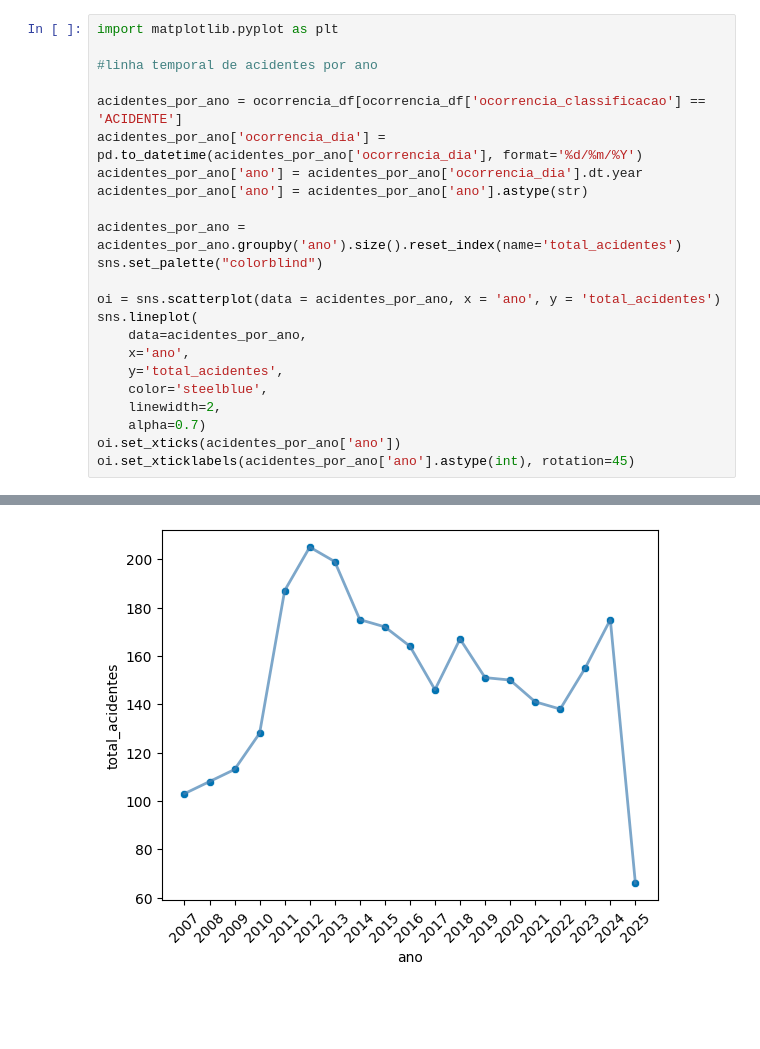
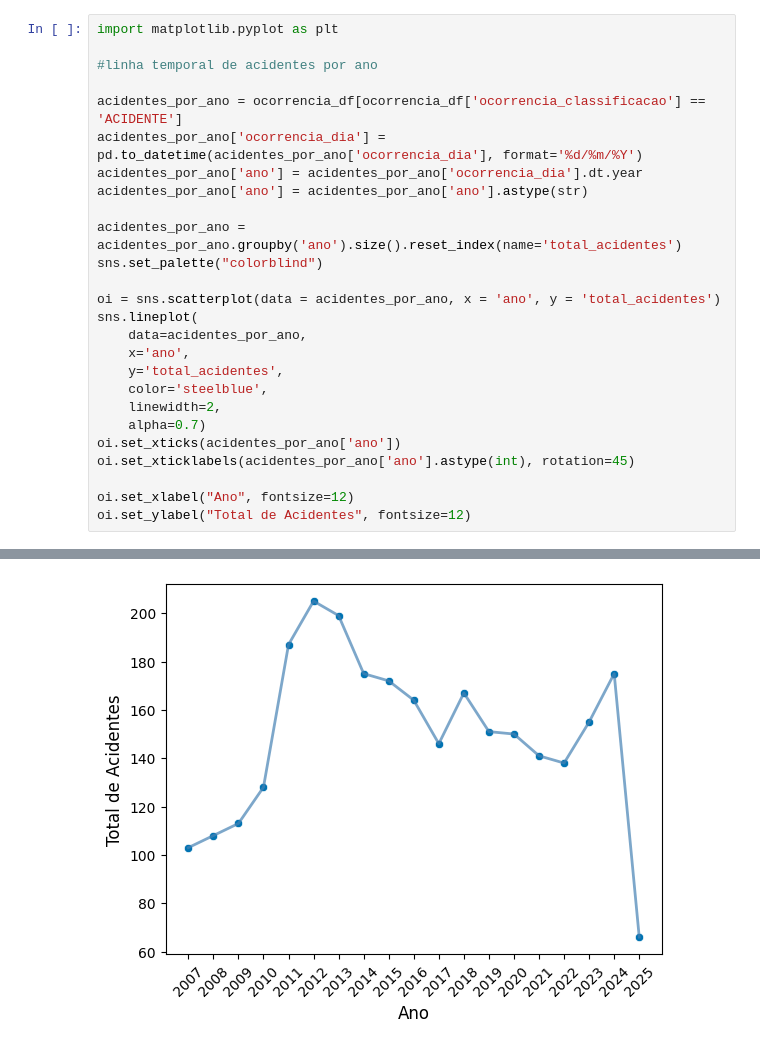
Before and after one commit to matheus-cmramos/AV3, a Jupyter notebook: av3.ipynb, the cells around one changed output, grey strips where cells are left out. Saved outputs shown, nothing was run; the diff lists cells and outputs as text; blank space fills up the shorter version.

```diff
--- a/av3.ipynb
+++ b/av3.ipynb
@@ -54,6 +68,9 @@ sns.lineplot(
     alpha=0.7)
 oi.set_xticks(acidentes_por_ano['ano'])
 oi.set_xticklabels(acidentes_por_ano['ano'].astype(int), rotation=45)
+
+oi.set_xlabel("Ano", fontsize=12)
+oi.set_ylabel("Total de Acidentes", fontsize=12)
 # %% [output]
 A value is trying to be set on a copy of a slice from a DataFrame.
 Try using .loc[row_indexer,col_indexer] = value instead
@@ -92 +91 @@ See the caveats in the documentation: https://pandas.pydata.org/pandas-docs/stab
-[figure, old version]
+[figure, new version]
```
Also changed, not shown: parts of 6 cells of this notebook.
